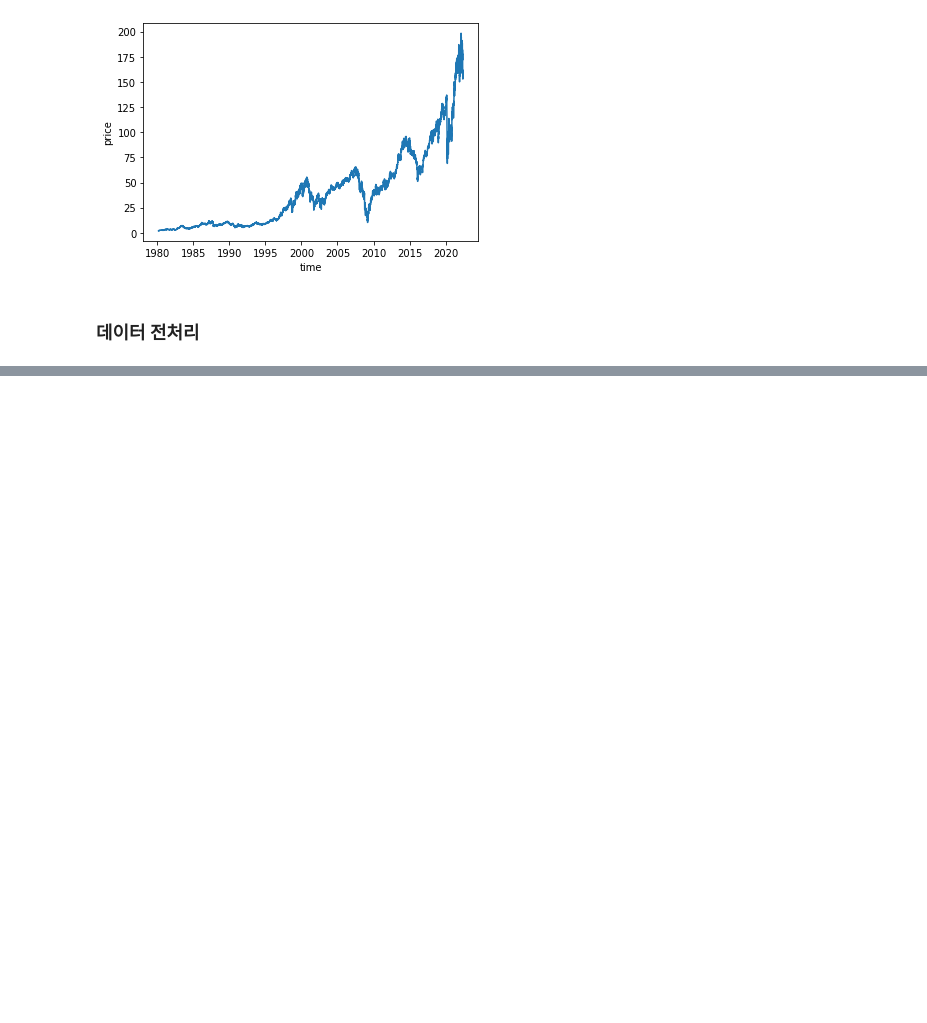
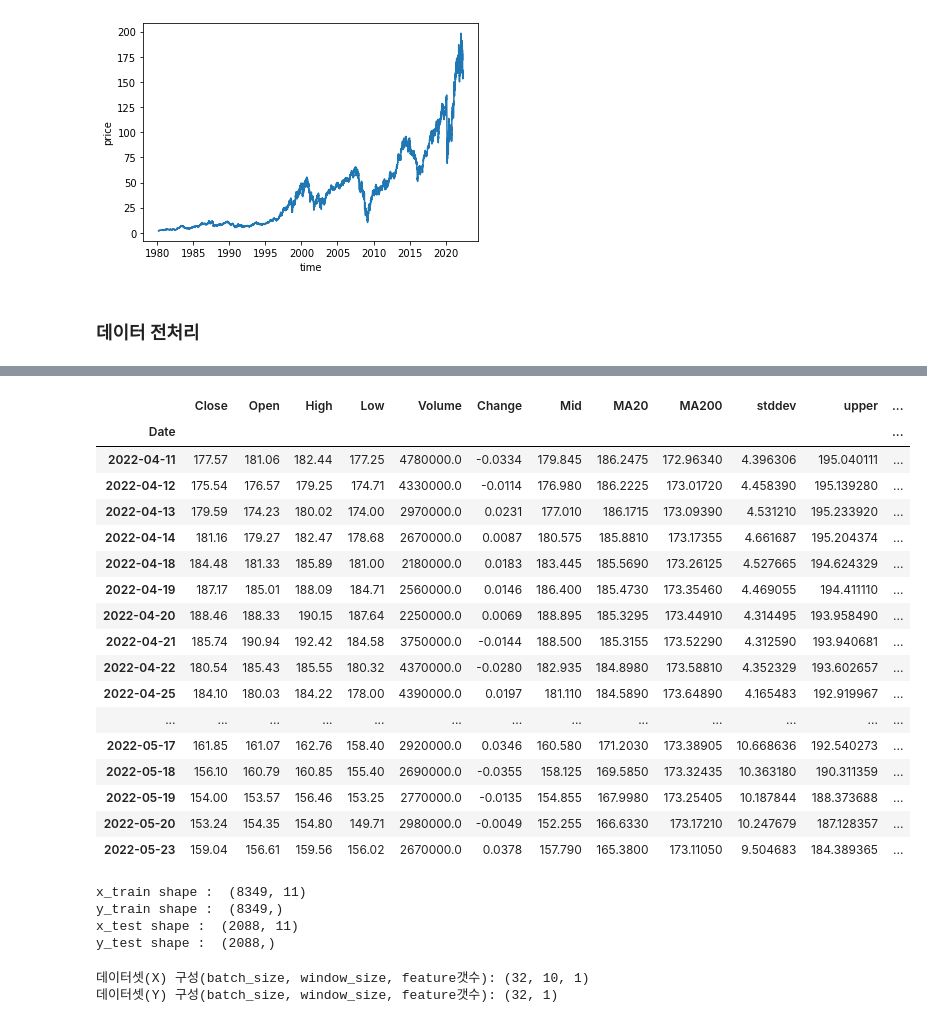
Before and after one commit to 07LEE/Hunet, a Jupyter notebook: main.ipynb, the cells around one changed output, grey strips where cells are left out. Drawn from its saved outputs; the diff is of its cells as text; code cells hidden in the pictures; blank space fills up the shorter version.

```diff
--- a/main.ipynb
+++ b/main.ipynb
@@ -145,0 +83,39 @@ scaled = scaler.fit_transform(df[scale_cols])
+# %%
+df.tail(30)
+write_csv(df, 'df.csv' )
+# %% [output]
+|  | Close | Open | High | Low | Volume | Change | Mid | MA20 | MA200 | stddev | upper | ... |
+| Date |  |  |  |  |  |  |  |  |  |  |  | ... |
+| 2022-04-11 | 177.57 | 181.06 | 182.44 | 177.25 | 4780000.0 | -0.0334 | 179.845 | 186.2475 | 172.96340 | 4.396306 | 195.040111 | ... |
+| 2022-04-12 | 175.54 | 176.57 | 179.25 | 174.71 | 4330000.0 | -0.0114 | 176.980 | 186.2225 | 173.01720 | 4.458390 | 195.139280 | ... |
+| 2022-04-13 | 179.59 | 174.23 | 180.02 | 174.00 | 2970000.0 | 0.0231 | 177.010 | 186.1715 | 173.09390 | 4.531210 | 195.233920 | ... |
+| 2022-04-14 | 181.16 | 179.27 | 182.47 | 178.68 | 2670000.0 | 0.0087 | 180.575 | 185.8810 | 173.17355 | 4.661687 | 195.204374 | ... |
+| 2022-04-18 | 184.48 | 181.33 | 185.89 | 181.00 | 2180000.0 | 0.0183 | 183.445 | 185.5690 | 173.26125 | 4.527665 | 194.624329 | ... |
+| 2022-04-19 | 187.17 | 185.01 | 188.09 | 184.71 | 2560000.0 | 0.0146 | 186.400 | 185.4730 | 173.35460 | 4.469055 | 194.411110 | ... |
+| 2022-04-20 | 188.46 | 188.33 | 190.15 | 187.64 | 2250000.0 | 0.0069 | 188.895 | 185.3295 | 173.44910 | 4.314495 | 193.958490 | ... |
+| 2022-04-21 | 185.74 | 190.94 | 192.42 | 184.58 | 3750000.0 | -0.0144 | 188.500 | 185.3155 | 173.52290 | 4.312590 | 193.940681 | ... |
+| 2022-04-22 | 180.54 | 185.43 | 185.55 | 180.32 | 4370000.0 | -0.0280 | 182.935 | 184.8980 | 173.58810 | 4.352329 | 193.602657 | ... |
+| 2022-04-25 | 184.10 | 180.03 | 184.22 | 178.00 | 4390000.0 | 0.0197 | 181.110 | 184.5890 | 173.64890 | 4.165483 | 192.919967 | ... |
+| ... | ... | ... | ... | ... | ... | ... | ... | ... | ... | ... | ... | ... |
+| 2022-05-17 | 161.85 | 161.07 | 162.76 | 158.40 | 2920000.0 | 0.0346 | 160.580 | 171.2030 | 173.38905 | 10.668636 | 192.540273 | ... |
+| 2022-05-18 | 156.10 | 160.79 | 160.85 | 155.40 | 2690000.0 | -0.0355 | 158.125 | 169.5850 | 173.32435 | 10.363180 | 190.311359 | ... |
+| 2022-05-19 | 154.00 | 153.57 | 156.46 | 153.25 | 2770000.0 | -0.0135 | 154.855 | 167.9980 | 173.25405 | 10.187844 | 188.373688 | ... |
+| 2022-05-20 | 153.24 | 154.35 | 154.80 | 149.71 | 2980000.0 | -0.0049 | 152.255 | 166.6330 | 173.17210 | 10.247679 | 187.128357 | ... |
+| 2022-05-23 | 159.04 | 156.61 | 159.56 | 156.02 | 2670000.0 | 0.0378 | 157.790 | 165.3800 | 173.11050 | 9.504683 | 184.389365 | ... |
+# %%
+# %% 데이터 스케일링 min max scaler
+scaler = MinMaxScaler()
+scale_cols = ['Open', 'High', 'Low', 'Close', 'Volume',
+              'MA20', 'MA200', 'stddev', 'upper', 'lower', 'RSI', 'Mid']
+scaled = scaler.fit_transform(df[scale_cols])
+df = pd.DataFrame(scaled, columns=scale_cols)
+
+# train_test_split
+x_train, x_test, y_train, y_test = train_test_split(
+    df.drop('Close', 1), df['Close'], test_size=0.2, random_state=0, shuffle=False)
+KDT.train_test_split_print(x_train, x_test, y_train, y_test)
+# %% [output]
+x_train shape :  (8349, 11)
+y_train shape :  (8349,)
+x_test shape :  (2088, 11)
+y_test shape :  (2088,)
@@ -145,0 +135,10 @@ scaled = scaler.fit_transform(df[scale_cols])
+# %%
+train_data = windowed_dataset(y_train, WINDOW_SIZE, BATCH_SIZE, True)
+test_data = windowed_dataset(y_test, WINDOW_SIZE, BATCH_SIZE, False)
+
+for data in train_data.take(1):
+    print(f'데이터셋(X) 구성(batch_size, window_size, feature갯수): {data[0].shape}')
+    print(f'데이터셋(Y) 구성(batch_size, window_size, feature갯수): {data[1].shape}')
+# %% [output]
+데이터셋(X) 구성(batch_size, window_size, feature갯수): (32, 10, 1)
+데이터셋(Y) 구성(batch_size, window_size, feature갯수): (32, 1)
```
Also changed, not shown: parts of 23 cells of this notebook, 1 other file.
